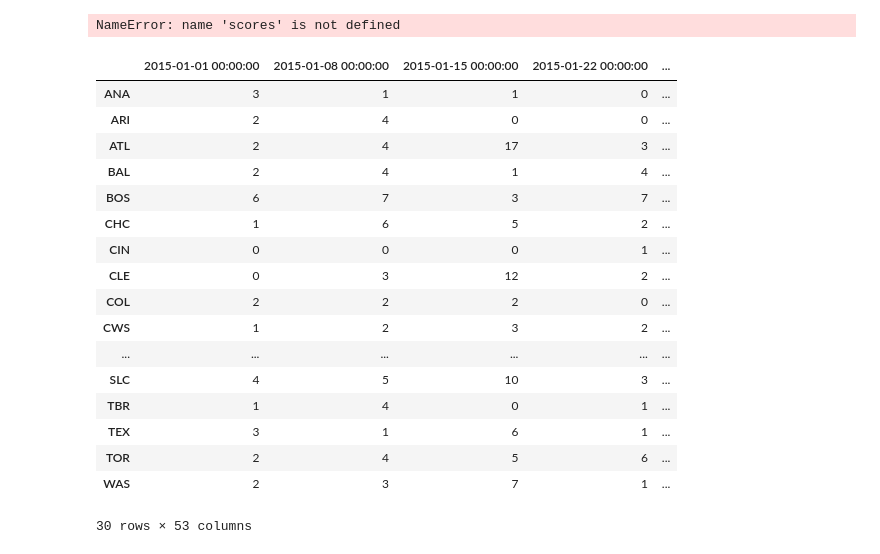
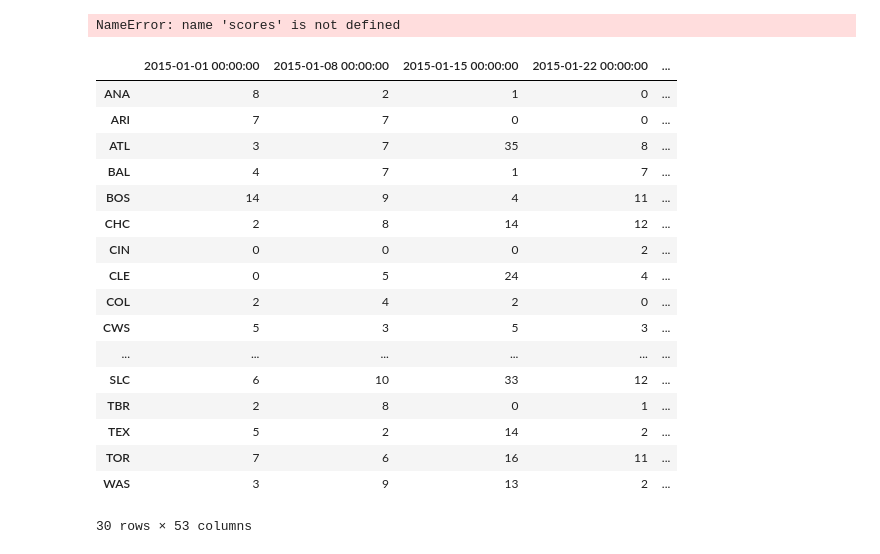
Before and after one commit to bsowens/Baseball_Discussion_on_Reddit, a Jupyter notebook: scrape_reddit.ipynb, the cells around one changed output. Cells and saved outputs as stored; diff of their text form; code cells hidden in the pictures.

```diff
--- a/scrape_reddit.ipynb
+++ b/scrape_reddit.ipynb
@@ -258,53 +259,53 @@ for week in week_dict.keys():
                     #print(word)
                     # if that word is in the post title
                     if word in post[1]['Title']:
                         # set the flag to true and stop checking
                         is_team_in = True
                         break
 
                 if is_team_in == True:
                     #print("Found: " + team)
                     # DEPRECIATED: here is where we "weight" posts. Higher scored posts get more weight
                     # CURRENT: what we do here is simple add the post scores
                     if post[1]['Score'] > 2000:
-                        week_performance[str(team)] += 1
+                        week_performance[str(team)] += 20
                     elif post[1]['Score'] > 1000:
-                        10
+                        week_performance[str(team)] += 10
                     elif post[1]['Score'] > 100:
-
+                        week_performance[str(team)] += 5
                     elif post[1]['Score'] > 10:
-
+                        week_performance[str(team)] += 2
+                    else: week_performance[str(team)] += 1
                     #post[1]['Score']
 
 
 
 
 
     week_dict[week] = week_performance
 
 # Convert dict to pandas
 
 results = pd.DataFrame(week_dict)
 results.to_csv("reddit_stats.csv")
 results
-#print(week_dict)
-#print(week_dict)
+# EOF
 # %% [output]
 |  | 2015-01-01 00:00:00 | 2015-01-08 00:00:00 | 2015-01-15 00:00:00 | 2015-01-22 00:00:00 | ... |
-| ANA | 3 | 1 | 1 | 0 | ... |
-| ARI | 2 | 4 | 0 | 0 | ... |
-| ATL | 2 | 4 | 17 | 3 | ... |
-| BAL | 2 | 4 | 1 | 4 | ... |
-| BOS | 6 | 7 | 3 | 7 | ... |
-| CHC | 1 | 6 | 5 | 2 | ... |
-| CIN | 0 | 0 | 0 | 1 | ... |
-| CLE | 0 | 3 | 12 | 2 | ... |
-| COL | 2 | 2 | 2 | 0 | ... |
-| CWS | 1 | 2 | 3 | 2 | ... |
+| ANA | 8 | 2 | 1 | 0 | ... |
+| ARI | 7 | 7 | 0 | 0 | ... |
+| ATL | 3 | 7 | 35 | 8 | ... |
+| BAL | 4 | 7 | 1 | 7 | ... |
+| BOS | 14 | 9 | 4 | 11 | ... |
+| CHC | 2 | 8 | 14 | 12 | ... |
+| CIN | 0 | 0 | 0 | 2 | ... |
+| CLE | 0 | 5 | 24 | 4 | ... |
+| COL | 2 | 4 | 2 | 0 | ... |
+| CWS | 5 | 3 | 5 | 3 | ... |
 | ... | ... | ... | ... | ... | ... |
-| SLC | 4 | 5 | 10 | 3 | ... |
-| TBR | 1 | 4 | 0 | 1 | ... |
-| TEX | 3 | 1 | 6 | 1 | ... |
-| TOR | 2 | 4 | 5 | 6 | ... |
-| WAS | 2 | 3 | 7 | 1 | ... |
+| SLC | 6 | 10 | 33 | 12 | ... |
+| TBR | 2 | 8 | 0 | 1 | ... |
+| TEX | 5 | 2 | 14 | 2 | ... |
+| TOR | 7 | 6 | 16 | 11 | ... |
+| WAS | 3 | 9 | 13 | 2 | ... |
 30 rows × 53 columns
```
Also changed, not shown: parts of 2 cells of this notebook, 1 other file.
